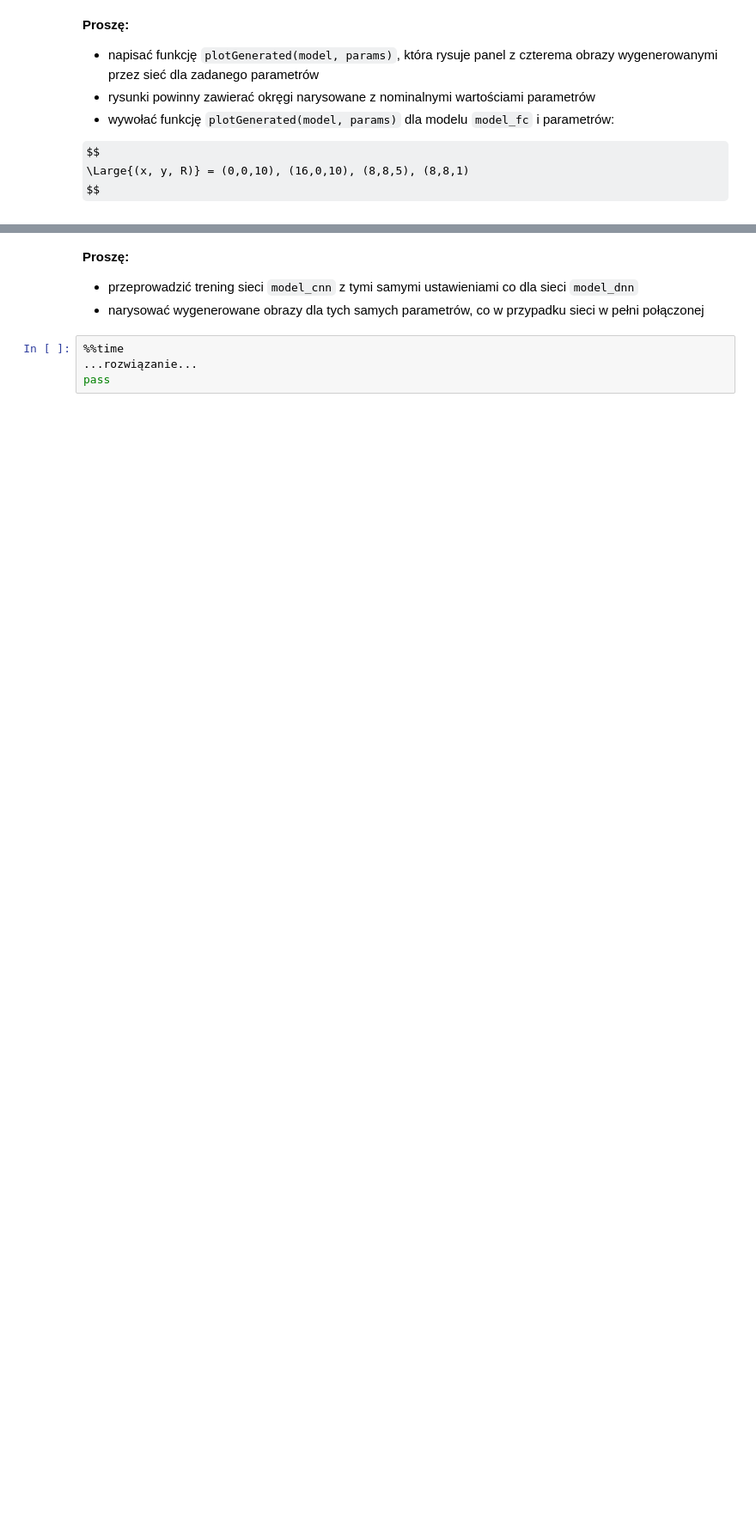
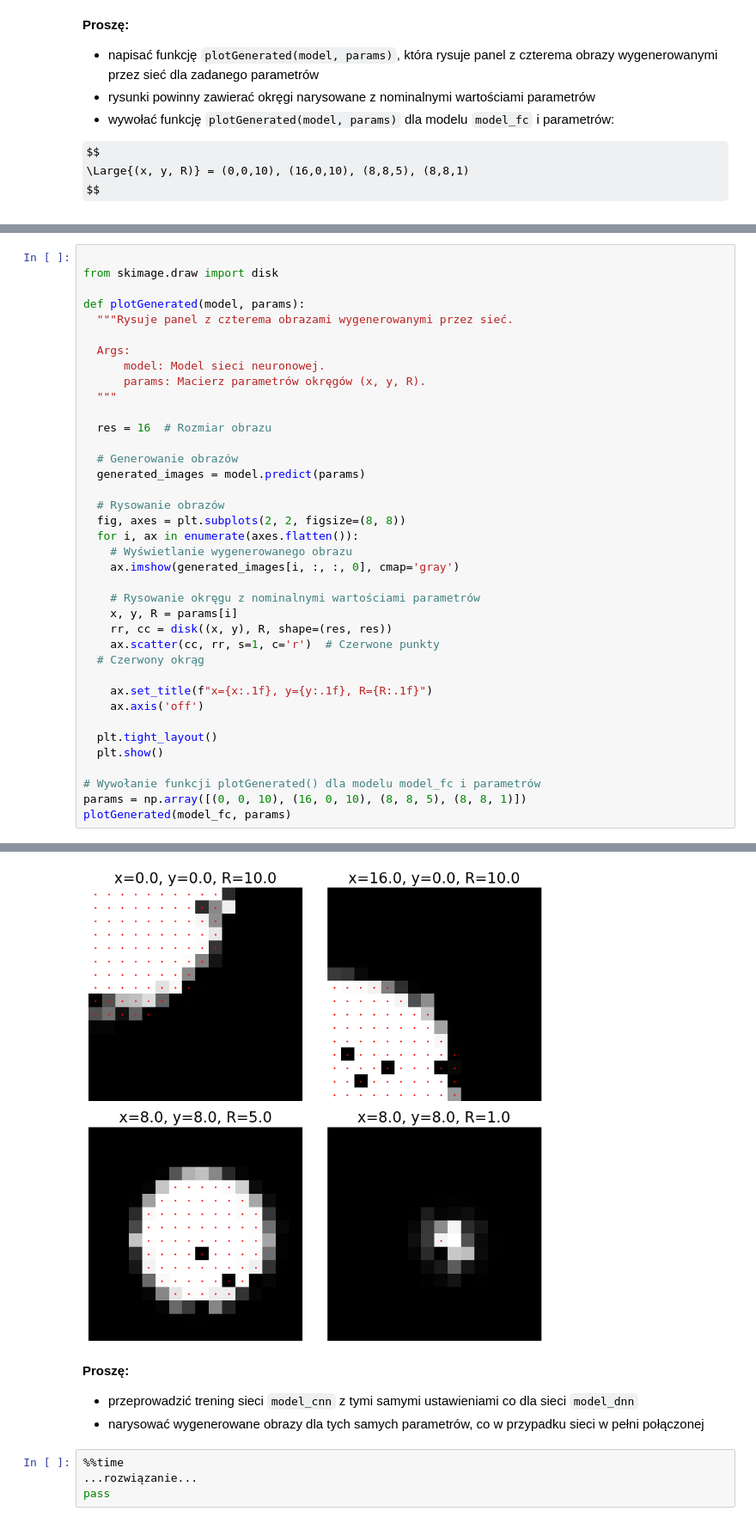
Before and after one commit to bkasza/MLII, a Jupyter notebook: 07/07_Sieci_ze_splotem_2.ipynb, the cells around one changed output, grey strips where cells are left out. Shown: that part at 86% size. Cells and saved outputs as stored; diff of their text form; some formulas as TeX source; blank space fills up the shorter version.

```diff
--- a/07/07_Sieci_ze_splotem_2.ipynb
+++ b/07/07_Sieci_ze_splotem_2.ipynb
@@ -288,0 +481,39 @@ plotGenerated(model_fc, params)
+# %%
+
+from skimage.draw import disk
+
+def plotGenerated(model, params):
+  """Rysuje panel z czterema obrazami wygenerowanymi przez sieć.
+
+  Args:
+      model: Model sieci neuronowej.
+      params: Macierz parametrów okręgów (x, y, R).
+  """
+
+  res = 16  # Rozmiar obrazu
+
+  # Generowanie obrazów
+  generated_images = model.predict(params)
+
+  # Rysowanie obrazów
+  fig, axes = plt.subplots(2, 2, figsize=(8, 8))
+  for i, ax in enumerate(axes.flatten()):
+    # Wyświetlanie wygenerowanego obrazu
+    ax.imshow(generated_images[i, :, :, 0], cmap='gray')
+
+    # Rysowanie okręgu z nominalnymi wartościami parametrów
+    x, y, R = params[i]
+    rr, cc = disk((x, y), R, shape=(res, res))
+    ax.scatter(cc, rr, s=1, c='r')  # Czerwone punkty
+  # Czerwony okrąg
+
+    ax.set_title(f"x={x:.1f}, y={y:.1f}, R={R:.1f}")
+    ax.axis('off')
+
+  plt.tight_layout()
+  plt.show()
+
+# Wywołanie funkcji plotGenerated() dla modelu model_fc i parametrów
+params = np.array([(0, 0, 10), (16, 0, 10), (8, 8, 5), (8, 8, 1)])
+plotGenerated(model_fc, params)
+# %% [output]
@@ -289,3 +521,4 @@ plotGenerated(model_fc, params)
+[figure, added]
 # %% [markdown]
 **Proszę:**
 
```
Also changed, not shown: parts of 17 cells of this notebook, 1 other file.
